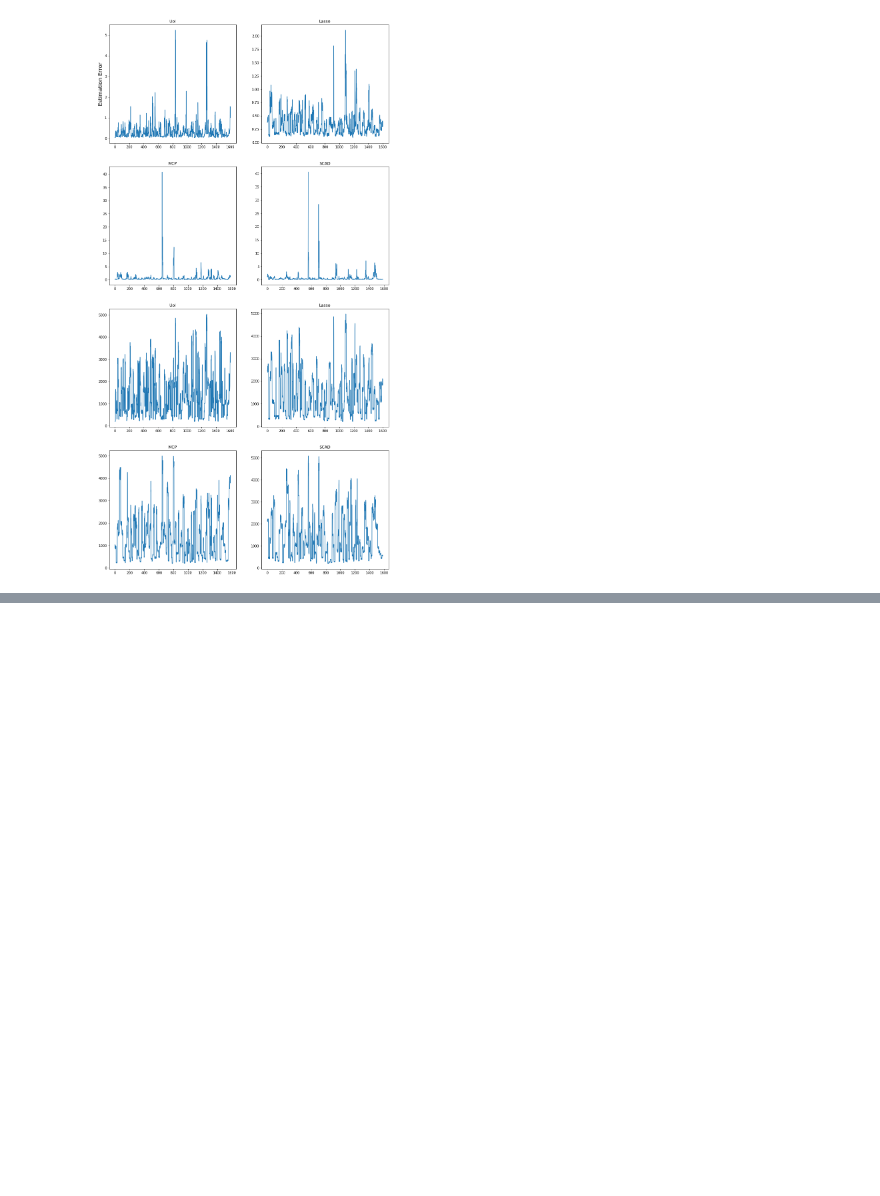
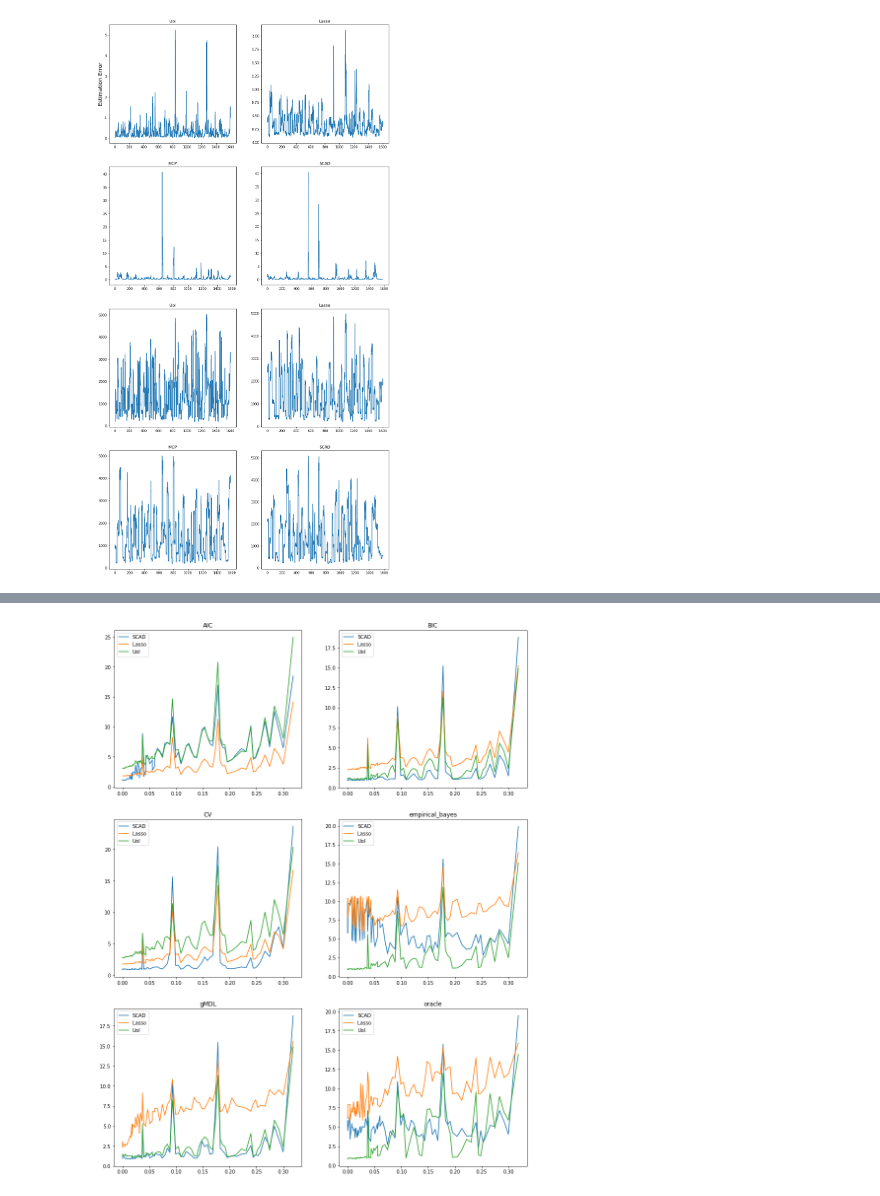
Before and after one commit to akumar01/uoicorr_analysis, a Jupyter notebook: notebooks/sfn/BiasVarianceDebug.ipynb, the cells around one changed output, grey strips where cells are left out. Cells and saved outputs as stored; diff of their text form; code cells hidden in the pictures; blank space fills up the shorter version.

```diff
--- a/notebooks/sfn/BiasVarianceDebug.ipynb
+++ b/notebooks/sfn/BiasVarianceDebug.ipynb
@@ -172,0 +175,28 @@ for i, sm in enumerate(np.unique(scad2['selection_method'].values)):
+# %%
+# Same plot, but average over reps
+
+# Bias
+fig, ax = plt.subplots(3, 2, figsize = (15, 20))
+
+dframes = [scad2, lasso2, uoi2]
+dframe_names = ['SCAD', 'Lasso', 'UoI']
+
+for i, sm in enumerate(np.unique(scad2['selection_method'].values)):
+
+    a = ax[np.unravel_index(i, (3, 2))]
+
+    for i2, df in enumerate(dframes):
+        df_ = apply_df_filters(df, selection_method=sm, sparsity=sparsity[0])
+
+        ucp, cidxs = unique_cov_params(df_)
+        avg_cov = np.array([calc_avg_cov(500, **cp) for cp in ucp])
+        cov_order = np.argsort(avg_cov)
+
+        # Average values over cidxs
+        values = df_['bias'].values
+        averaged_values = np.array([np.mean(values[cidx]) for cidx in cidxs])
+        a.plot(avg_cov[cov_order], averaged_values[cov_order], label=dframe_names[i2])
+    a.set_title(sm)
+    a.legend()
+# %% [output]
+[figure, added]
```
Also changed, not shown: parts of 17 cells of this notebook.
